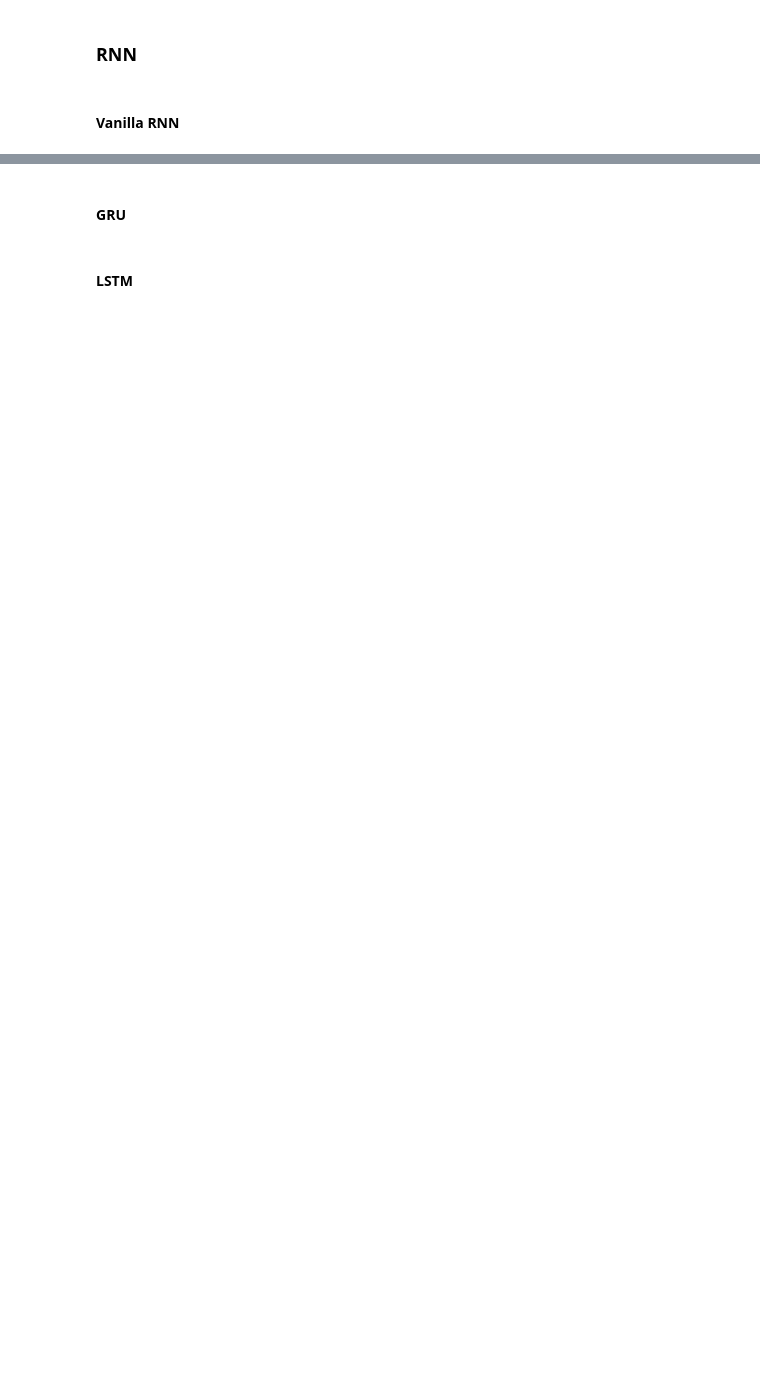
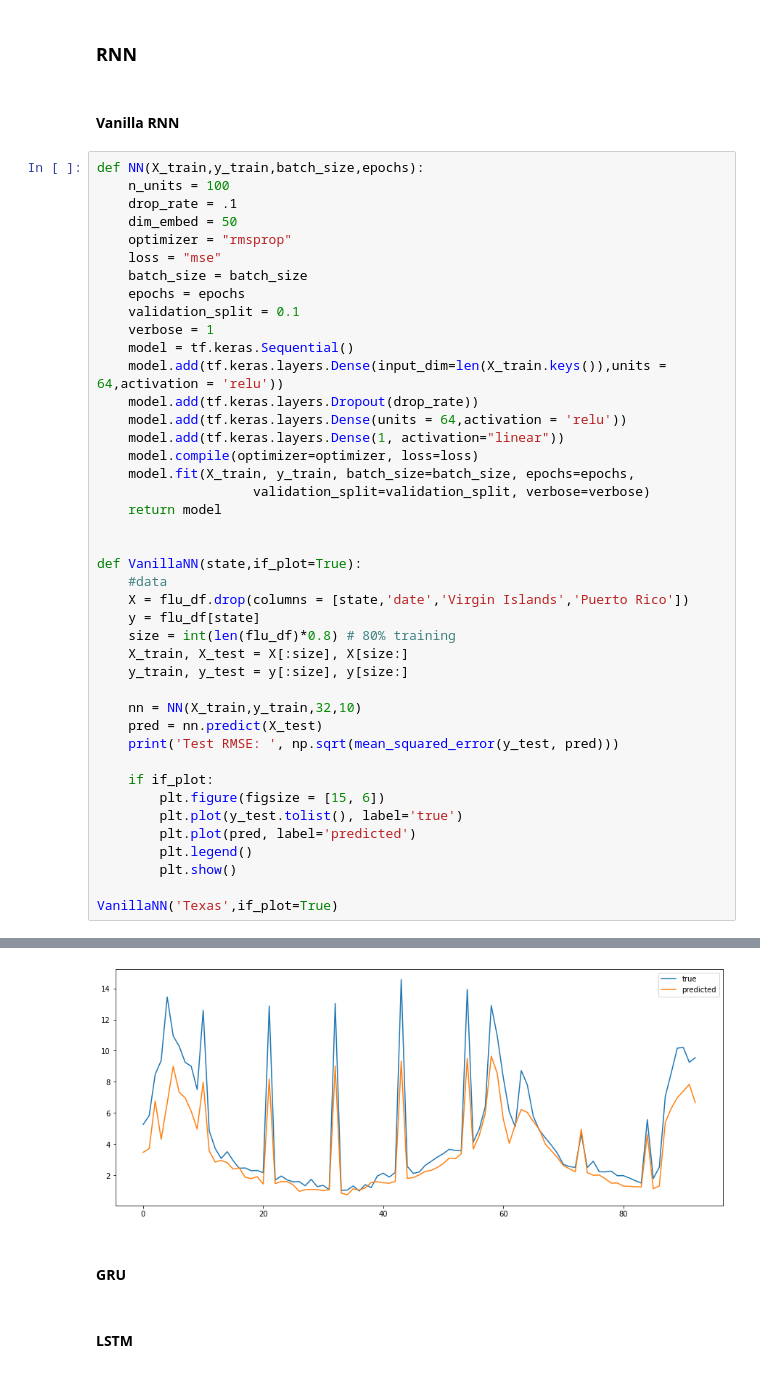
Before and after one commit to FiveSixSenvenEight/109B_flu_prediction, a Jupyter notebook: analysis/baseline&AR.ipynb, the cells around one changed output, grey strips where cells are left out. Saved outputs shown, nothing was run; the diff lists cells and outputs as text; blank space fills up the shorter version.

Commit message:
vanilla nn

```diff
--- a/analysis/baseline&AR.ipynb
+++ b/analysis/baseline&AR.ipynb
@@ -356,3 +372,46 @@ Test RMSE:  1.4529431124806227
 ### RNN
 # %% [markdown]
 #### Vanilla RNN
+# %%
+def NN(X_train,y_train,batch_size,epochs):
+    n_units = 100
+    drop_rate = .1
+    dim_embed = 50
+    optimizer = "rmsprop"
+    loss = "mse"
+    batch_size = batch_size
+    epochs = epochs
+    validation_split = 0.1
+    verbose = 1
+    model = tf.keras.Sequential()
+    model.add(tf.keras.layers.Dense(input_dim=len(X_train.keys()),units = 64,activation = 'relu'))
+    model.add(tf.keras.layers.Dropout(drop_rate))
+    model.add(tf.keras.layers.Dense(units = 64,activation = 'relu'))
+    model.add(tf.keras.layers.Dense(1, activation="linear"))
+    model.compile(optimizer=optimizer, loss=loss)
+    model.fit(X_train, y_train, batch_size=batch_size, epochs=epochs,
+                    validation_split=validation_split, verbose=verbose)
+    return model
+
+
+def VanillaNN(state,if_plot=True):
+    #data
+    X = flu_df.drop(columns = [state,'date','Virgin Islands','Puerto Rico'])
+    y = flu_df[state]
+    size = int(len(flu_df)*0.8) # 80% training
+    X_train, X_test = X[:size], X[size:]
+    y_train, y_test = y[:size], y[size:]
+
+    nn = NN(X_train,y_train,32,10)
+    pred = nn.predict(X_test)
+    print('Test RMSE: ', np.sqrt(mean_squared_error(y_test, pred)))
+
+    if if_plot:
+        plt.figure(figsize = [15, 6])
+        plt.plot(y_test.tolist(), label='true')
+        plt.plot(pred, label='predicted')
+        plt.legend()
+        plt.show()
+
+VanillaNN('Texas',if_plot=True)
+# %% [output]
@@ -359,3 +435,4 @@ Test RMSE:  1.4529431124806227
+[figure, added]
 # %% [markdown]
 #### GRU
 # %% [markdown]
```
Also changed, not shown: parts of 16 cells of this notebook, 3 other files.
